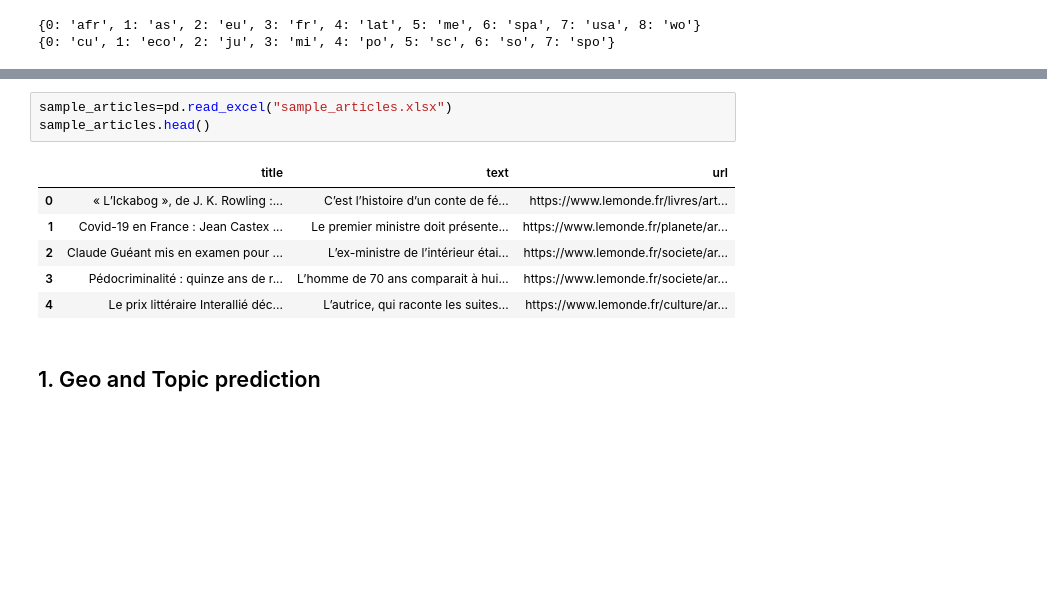
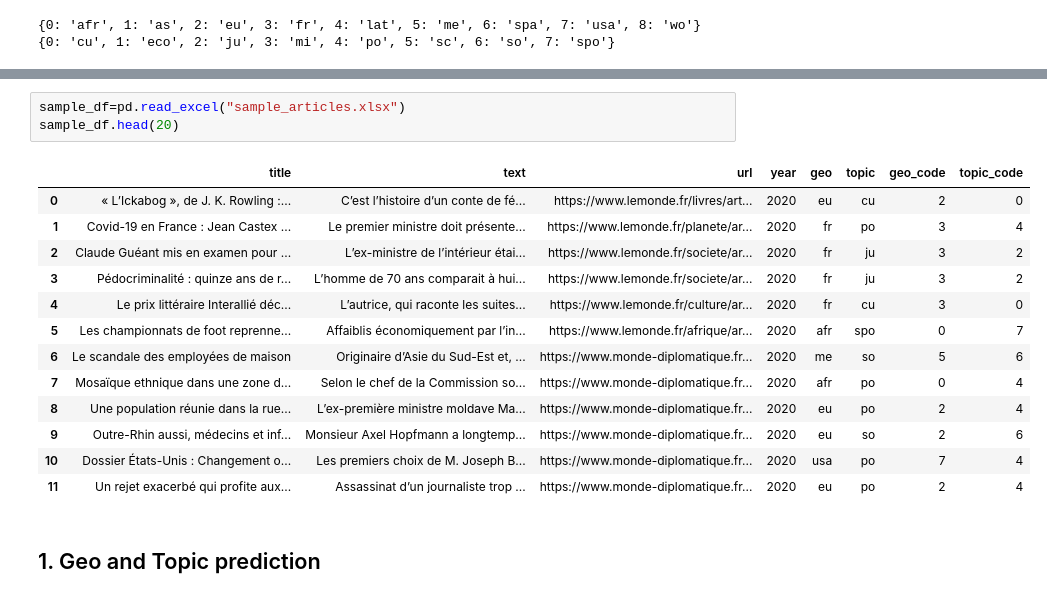
Before and after one commit to ldelille/nlp-archives, a Jupyter notebook: 03_Recommandation.ipynb, the cells around one changed output, grey strips where cells are left out. Drawn from its saved outputs; the diff is of its cells as text; blank space fills up the shorter version.

```diff
--- a/03_Recommandation.ipynb
+++ b/03_Recommandation.ipynb
@@ -154,12 +155,19 @@ labeled_df.head()
 # %%
-sample_articles=pd.read_excel("sample_articles.xlsx")
-sample_articles.head()
+sample_df=pd.read_excel("sample_articles.xlsx")
+sample_df.head(20)
 # %% [output]
-|  | title | text | url |
-| 0 | « L’Ickabog », de J. K. Rowling :... | C’est l’histoire d’un conte de fé... | https://www.lemonde.fr/livres/art... |
-| 1 | Covid-19 en France : Jean Castex ... | Le premier ministre doit présente... | https://www.lemonde.fr/planete/ar... |
-| 2 | Claude Guéant mis en examen pour ... | L’ex-ministre de l’intérieur étai... | https://www.lemonde.fr/societe/ar... |
-| 3 | Pédocriminalité : quinze ans de r... | L’homme de 70 ans comparait à hui... | https://www.lemonde.fr/societe/ar... |
-| 4 | Le prix littéraire Interallié déc... | L’autrice, qui raconte les suites... | https://www.lemonde.fr/culture/ar... |
+|  | title | text | url | year | geo | topic | geo_code | topic_code |
+| 0 | « L’Ickabog », de J. K. Rowling :... | C’est l’histoire d’un conte de fé... | https://www.lemonde.fr/livres/art... | 2020 | eu | cu | 2 | 0 |
+| 1 | Covid-19 en France : Jean Castex ... | Le premier ministre doit présente... | https://www.lemonde.fr/planete/ar... | 2020 | fr | po | 3 | 4 |
+| 2 | Claude Guéant mis en examen pour ... | L’ex-ministre de l’intérieur étai... | https://www.lemonde.fr/societe/ar... | 2020 | fr | ju | 3 | 2 |
+| 3 | Pédocriminalité : quinze ans de r... | L’homme de 70 ans comparait à hui... | https://www.lemonde.fr/societe/ar... | 2020 | fr | ju | 3 | 2 |
+| 4 | Le prix littéraire Interallié déc... | L’autrice, qui raconte les suites... | https://www.lemonde.fr/culture/ar... | 2020 | fr | cu | 3 | 0 |
+| 5 | Les championnats de foot reprenne... | Affaiblis économiquement par l’in... | https://www.lemonde.fr/afrique/ar... | 2020 | afr | spo | 0 | 7 |
+| 6 | Le scandale des employées de maison | Originaire d’Asie du Sud-Est et, ... | https://www.monde-diplomatique.fr... | 2020 | me | so | 5 | 6 |
+| 7 | Mosaïque ethnique dans une zone d... | Selon le chef de la Commission so... | https://www.monde-diplomatique.fr... | 2020 | afr | po | 0 | 4 |
+| 8 | Une population réunie dans la rue... | L’ex-première ministre moldave Ma... | https://www.monde-diplomatique.fr... | 2020 | eu | po | 2 | 4 |
+| 9 | Outre-Rhin aussi, médecins et inf... | Monsieur Axel Hopfmann a longtemp... | https://www.monde-diplomatique.fr... | 2020 | eu | so | 2 | 6 |
+| 10 | Dossier États-Unis : Changement o... | Les premiers choix de M. Joseph B... | https://www.monde-diplomatique.fr... | 2020 | usa | po | 7 | 4 |
+| 11 | Un rejet exacerbé qui profite aux... | Assassinat d’un journaliste trop ... | https://www.monde-diplomatique.fr... | 2020 | eu | po | 2 | 4 |
 # %% [markdown]
 ## 1. Geo and Topic prediction
```
Also changed, not shown: parts of 20 cells of this notebook.
